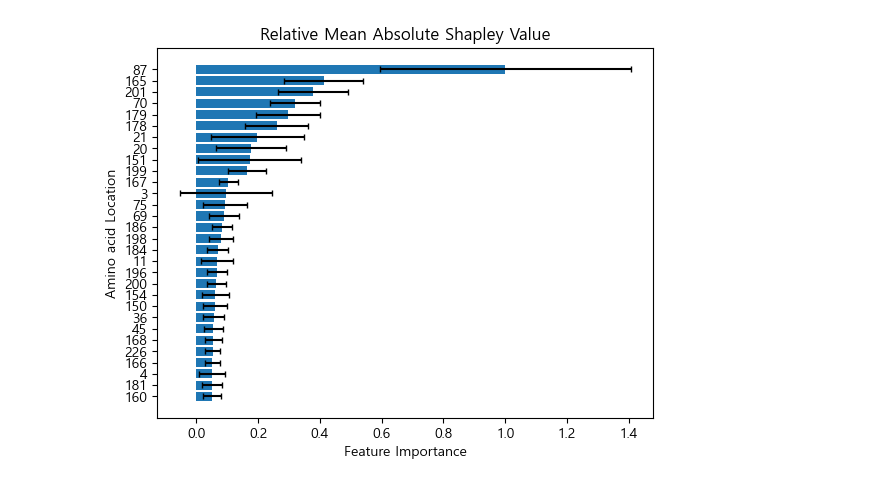
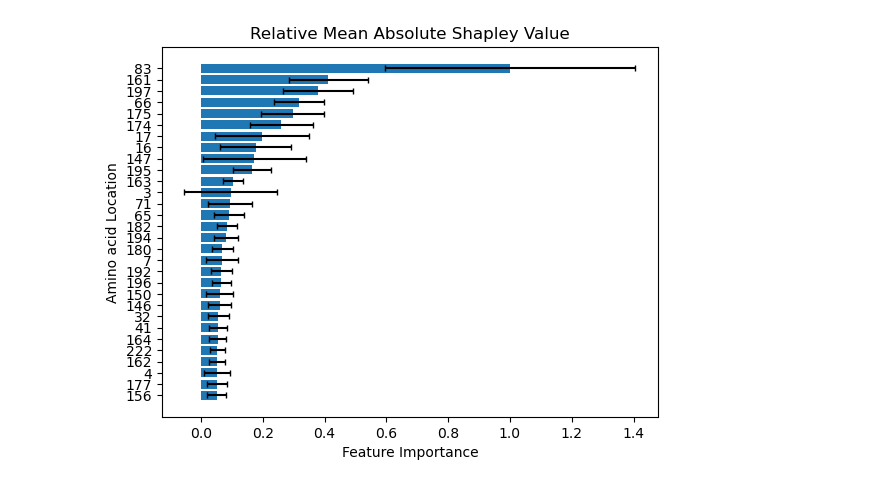
Before and after one commit to Chemical118/ProRF_server, a Jupyter notebook: DsReds.ipynb, the cells around one changed output. Cells and saved outputs as stored; diff of their text form; code cells hidden in the pictures.

```diff
--- a/DsReds.ipynb
+++ b/DsReds.ipynb
@@ -11,5 +13,17 @@ view_result(PY, Y, data_state);
 NRMSE : 0.200380
+# %%
+# for DsRed location
+RL = Vector{Int}()
+for l in L
+    if l == 237
+        push!(RL, l-4-8)
+    elseif l ≥ 11
+        push!(RL, l-4)
+    else
+        push!(RL, l)
+    end
+end
 # %%
-view_importance(R, L, MF, SF, show_number=30);
+view_importance(R, RL, MF, SF, show_number=30);
 # %% [output]
-[figure, old version]
+[figure, new version]
```
Also changed, not shown: parts of 5 cells of this notebook, 10 other files.
